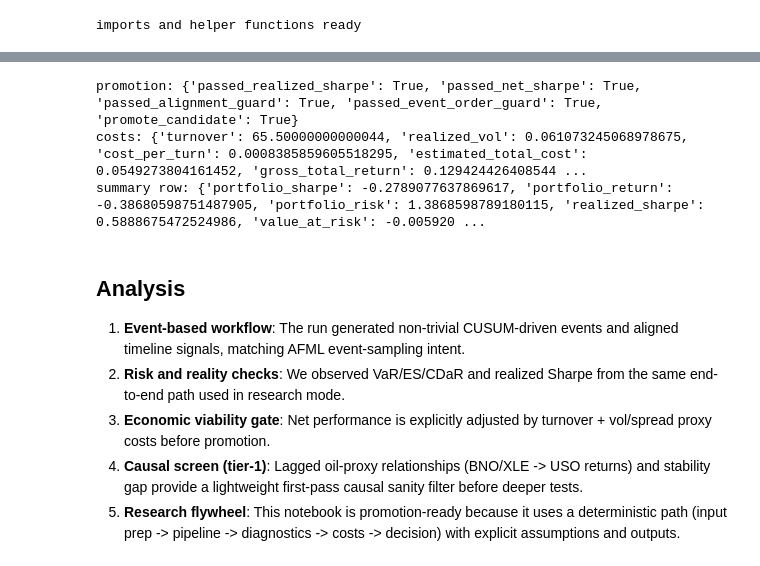
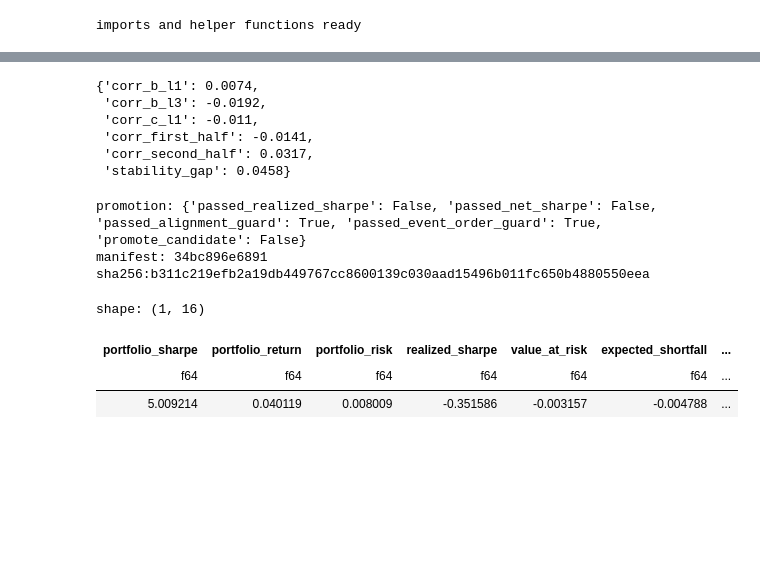
Before and after one commit to Open-Quant/openquant, a Jupyter notebook: notebooks/python/06_afml_real_data_end_to_end.ipynb, the cells around one changed output, grey strips where cells are left out. Saved outputs shown, nothing was run; the diff lists cells and outputs as text; code cells hidden in the pictures; blank space fills up the shorter version.

```diff
--- a/notebooks/python/06_afml_real_data_end_to_end.ipynb
+++ b/notebooks/python/06_afml_real_data_end_to_end.ipynb
@@ -156,33 +247,64 @@ print({
+# %%
+# Lightweight causal-discovery screen: lagged correlations + rolling stability
+def rets(xs: list[float]) -> list[float]:
+    return [0.0] + [xs[i] / xs[i - 1] - 1.0 for i in range(1, len(xs))]
+
+
+b_ret = rets(joined["SYN_B"].to_list())
+c_ret = rets(joined["SYN_C"].to_list())
+a_ret = returns
+
+mid = len(a_ret) // 2
+screen = {
+    "corr_b_l1": lag_corr(b_ret, a_ret, 1),
+    "corr_b_l3": lag_corr(b_ret, a_ret, 3),
+    "corr_c_l1": lag_corr(c_ret, a_ret, 1),
+    "corr_first_half": lag_corr(b_ret[:mid], a_ret[:mid], 1),
+    "corr_second_half": lag_corr(b_ret[mid:], a_ret[mid:], 1),
+}
+screen["stability_gap"] = abs(screen["corr_first_half"] - screen["corr_second_half"])
+{k: round(v, 4) for k, v in screen.items()}
+# %% [output]
+{'corr_b_l1': 0.0074,
+ 'corr_b_l3': -0.0192,
+ 'corr_c_l1': -0.011,
+ 'corr_first_half': -0.0141,
+ 'corr_second_half': 0.0317,
+ 'stability_gap': 0.0458}
 # %%
 # Full flywheel iteration with cost model + promotion gates
 dataset = openquant.research.ResearchDataset(
     timestamps=timestamps,
-    close=uso,
+    close=traded,
     model_probabilities=probs,
     model_sides=sides,
     asset_prices=asset_prices,
     asset_names=asset_names,
 )
-result = openquant.research.run_flywheel_iteration(dataset, config={
-    'commission_bps': 1.5,
-    'spread_bps': 2.0,
-    'slippage_vol_mult': 8.0,
-    'min_net_sharpe': 0.20,
-    'min_realized_sharpe': 0.15,
-})
+result = openquant.research.run_flywheel_iteration(
+    dataset,
+    config={
+        "commission_bps": 1.5,
+        "spread_bps": 2.0,
+        "slippage_vol_mult": 8.0,
+        "min_net_sharpe": 0.20,
+        "min_realized_sharpe": 0.15,
+    },
+)
 
-print('promotion:', result['promotion'])
-print('costs:', result['costs'])
-print('summary row:', result['summary'].to_dicts()[0])
+manifest = openquant.research.research_run_manifest(
+    {"notebook": "06", "symbols": SYMBOLS, "traded": TRADED},
+    dataset_meta={
+        k: meta[k] for k in ("source", "symbols", "start", "end", "rows", "dataset_hash")
+    },
+)
+print("promotion:", result["promotion"])
+print("manifest:", manifest["config_digest"], manifest["dataset"]["dataset_hash"])
+result["summary"]
 # %% [output]
-promotion: {'passed_realized_sharpe': True, 'passed_net_sharpe': True, 'passed_alignment_guard': True, 'passed_event_order_guard': True, 'promote_candidate': True}
-costs: {'turnover': 65.50000000000044, 'realized_vol': 0.061073245068978675, 'cost_per_turn': 0.0008385859605518295, 'estimated_total_cost': 0.0549273804161452, 'gross_total_return': 0.129424426408544 ...
-summary row: {'portfolio_sharpe': -0.2789077637869617, 'portfolio_return': -0.38680598751487905, 'portfolio_risk': 1.3868598789180115, 'realized_sharpe': 0.5888675472524986, 'value_at_risk': -0.005920 ...
+promotion: {'passed_realized_sharpe': False, 'passed_net_sharpe': False, 'passed_alignment_guard': True, 'passed_event_order_guard': True, 'promote_candidate': False}
+manifest: 34bc896e6891 sha256:b311c219efb2a19db449767cc8600139c030aad15496b011fc650b4880550eea
+shape: (1, 16)
+| portfolio_sharpe | portfolio_return | portfolio_risk | realized_sharpe | value_at_risk | expected_shortfall | ... |
+| f64 | f64 | f64 | f64 | f64 | f64 | ... |
+| 5.009214 | 0.040119 | 0.008009 | -0.351586 | -0.003157 | -0.004788 | ... |
-# %% [markdown]
-## Analysis
-
-1. **Event-based workflow**: The run generated non-trivial CUSUM-driven events and aligned timeline signals, matching AFML event-sampling intent.
-2. **Risk and reality checks**: We observed VaR/ES/CDaR and realized Sharpe from the same end-to-end path used in research mode.
-3. **Economic viability gate**: Net performance is explicitly adjusted by turnover + vol/spread proxy costs before promotion.
-4. **Causal screen (tier-1)**: Lagged oil-proxy relationships (BNO/XLE -> USO returns) and stability gap provide a lightweight first-pass causal sanity filter before deeper tests.
-5. **Research flywheel**: This notebook is promotion-ready because it uses a deterministic path (input prep -> pipeline -> diagnostics -> costs -> decision) with explicit assumptions and outputs.
```
Also changed, not shown: parts of 14 cells of this notebook, 32 other files.
